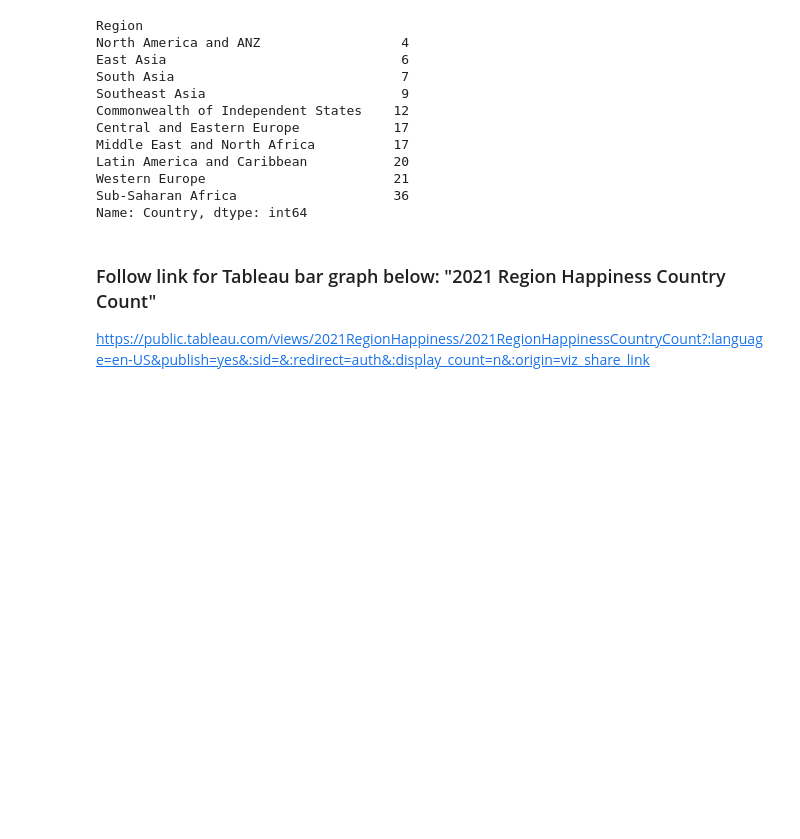
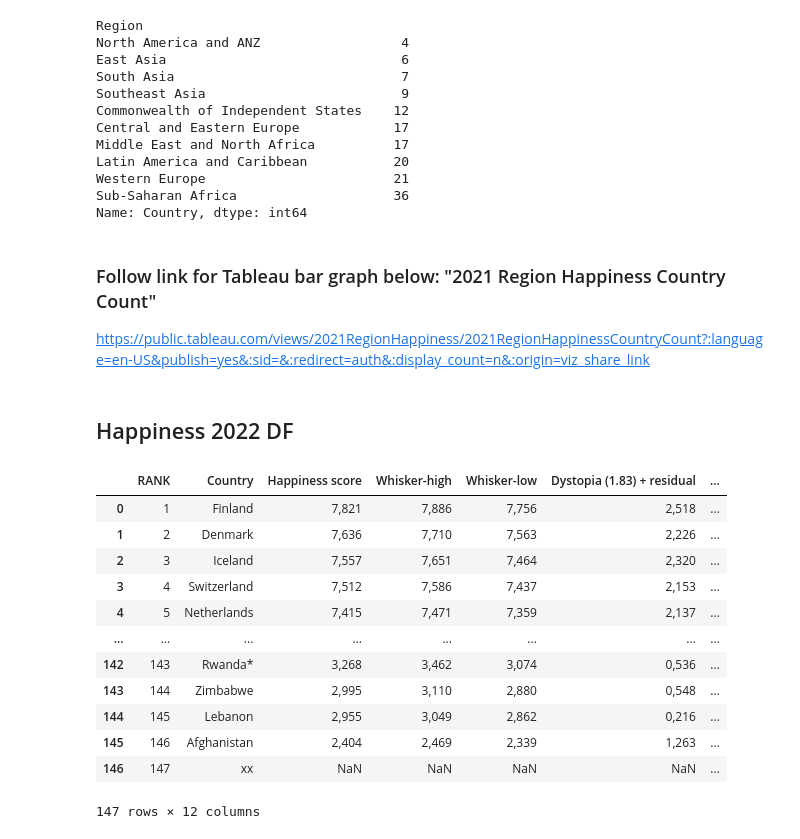
Before and after one commit to shroomtoastie/World_Happiness_project, a Jupyter notebook: happy21.ipynb, the cells around one changed output. Drawn from its saved outputs; the diff is of its cells as text; code cells hidden in the pictures; blank space fills up the shorter version.

```diff
--- a/happy21.ipynb
+++ b/happy21.ipynb
@@ -113,0 +125,20 @@ happy21_df.to_csv("happy21.csv", index=False)
+# %% [markdown]
+## Happiness 2022 DF
+# %%
+happy_df22 = pd.read_csv("C:\\Users\\pwurt\\documents\\DA_pathway\\m3\\World_Happy\\World_Happiness_Report\\.venv\\happiness_report_22\\2022.csv")
+
+happy_df22
+# %% [output]
+|  | RANK | Country | Happiness score | Whisker-high | Whisker-low | Dystopia (1.83) + residual | ... |
+| 0 | 1 | Finland | 7,821 | 7,886 | 7,756 | 2,518 | ... |
+| 1 | 2 | Denmark | 7,636 | 7,710 | 7,563 | 2,226 | ... |
+| 2 | 3 | Iceland | 7,557 | 7,651 | 7,464 | 2,320 | ... |
+| 3 | 4 | Switzerland | 7,512 | 7,586 | 7,437 | 2,153 | ... |
+| 4 | 5 | Netherlands | 7,415 | 7,471 | 7,359 | 2,137 | ... |
+| ... | ... | ... | ... | ... | ... | ... | ... |
+| 142 | 143 | Rwanda* | 3,268 | 3,462 | 3,074 | 0,536 | ... |
+| 143 | 144 | Zimbabwe | 2,995 | 3,110 | 2,880 | 0,548 | ... |
+| 144 | 145 | Lebanon | 2,955 | 3,049 | 2,862 | 0,216 | ... |
+| 145 | 146 | Afghanistan | 2,404 | 2,469 | 2,339 | 1,263 | ... |
+| 146 | 147 | xx | NaN | NaN | NaN | NaN | ... |
+147 rows × 12 columns
```
Also changed, not shown: parts of 31 cells of this notebook, 1 other file.
